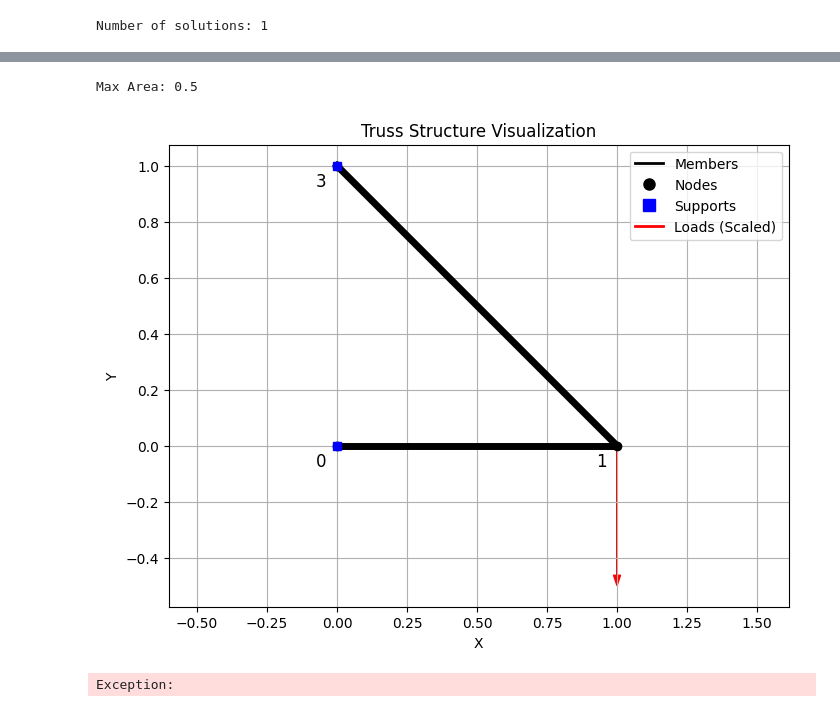
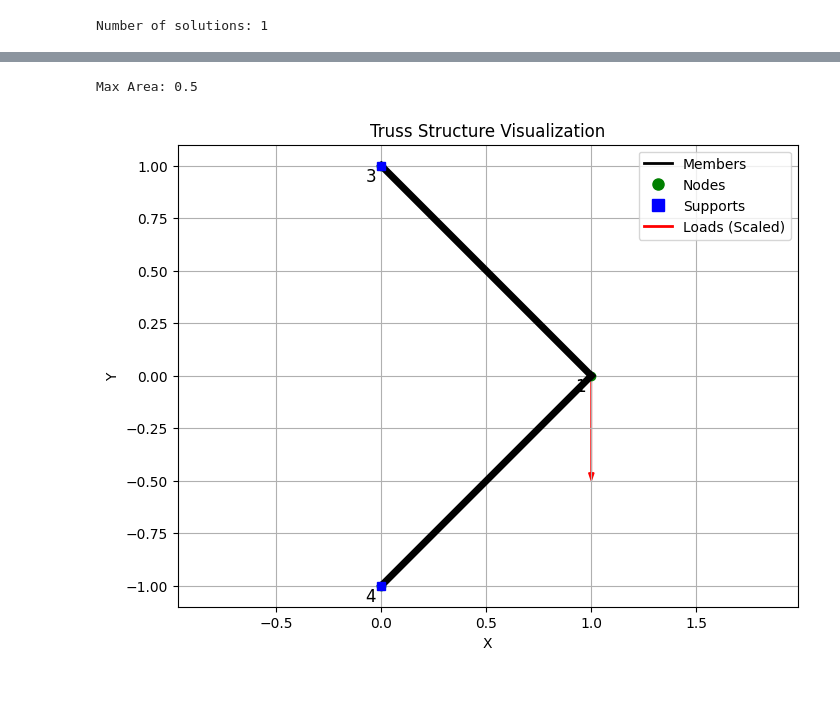
Before and after one commit to EngiOptiQA/EngiOptiQA, a Jupyter notebook: engioptiqa/problems/truss/truss_optimization.ipynb, the cells around one changed output, grey strips where cells are left out. Cells and saved outputs as stored; diff of their text form; code cells hidden in the pictures.

```diff
--- a/engioptiqa/problems/truss/truss_optimization.ipynb
+++ b/engioptiqa/problems/truss/truss_optimization.ipynb
@@ -18,12 +23,0 @@ ts_opt.add_node(3, (0,1))  # Node 3 at (0,1)
-# %%
-ts_opt.add_member(0, 1, A=0.5, E=2e11)  # Member from Node 0 to Node 1
-ts_opt.add_member(1, 2, A=0.5, E=2e11)  # Member from Node 1 to Node 2
-ts_opt.add_member(2, 3, A=0.5, E=2e11)  # Member from Node 2 to Node 3
-ts_opt.add_member(3, 0, A=0.5, E=2e11)  # Member from Node 3 to Node 0
-ts_opt.add_member(0, 2, A=0.5, E=2e11)  # Diagonal Member from Node 0 to Node 2
-ts_opt.add_member(1, 3, A=0.5, E=2e11)  # Diagonal Member from Node 1 to Node 3
-# %%
-ts_opt.add_load(1, (0, -100e3))  # Vertical load of -100 N at Node 1
-# %%
-ts_opt.add_support(0, True, True)  # Fixed support at Node 0
-ts_opt.add_support(3, True, True)  # Fixed support at Node 3
@@ -34,0 +124,5 @@ Max Area: 0.5
+# %%
+member_forces, compliance = ts_opt.compute_member_forces()
+print("Member Forces:")
+for i_member, force in member_forces.items():
+    print(f"\tF_{i_member} = {force} ")
@@ -87,27 +205,24 @@ Max Area: 0.5
 # %%
 ts_ref = TrussStructure()
 
 nodes_ref = {}
 for i_member, member_area in enumerate(best_solution['member_areas']):
     if member_area > 0:
         member_nodes = (ts_opt.members[i_member].node_id_0, ts_opt.members[i_member].node_id_1)
         if member_nodes[0] not in nodes_ref:
             ts_ref.add_node(member_nodes[0], ts_opt.members[i_member].get_coords(0))
         if member_nodes[1] not in nodes_ref:
             ts_ref.add_node(member_nodes[1], ts_opt.members[i_member].get_coords(1))
         ts_ref.add_member(member_nodes[0], member_nodes[1], A=member_area , E=2e11, member_id=i_member)
 
 ts_ref.add_load(1, (0, -100e3))  # Vertical load of -100 N at Node 1
-ts_ref.add_support(0, True, True)  # Fixed support at Node 0
+# ts_ref.add_support(0, True, True)  # Fixed support at Node 0
 ts_ref.add_support(3, True, True)  # Fixed support at Node 3
-ts_ref.visualize_truss()
+ts_ref.add_support(4, True, True)  # Fixed support at Node 3
+ts_ref.visualize()
 # %% [output]
 Max Area: 0.5
-[figure, old version]
+[figure, new version]
-# %%
-raise Exception()
-# %% [output]
-Exception:
 # %%
 member_forces, compliance = ts_ref.compute_member_forces()
 rel_error_compliance = abs((compliance-2*best_solution["complementary_energy"]))/abs(compliance)
```
Also changed, not shown: parts of 15 cells of this notebook, 5 other files.
